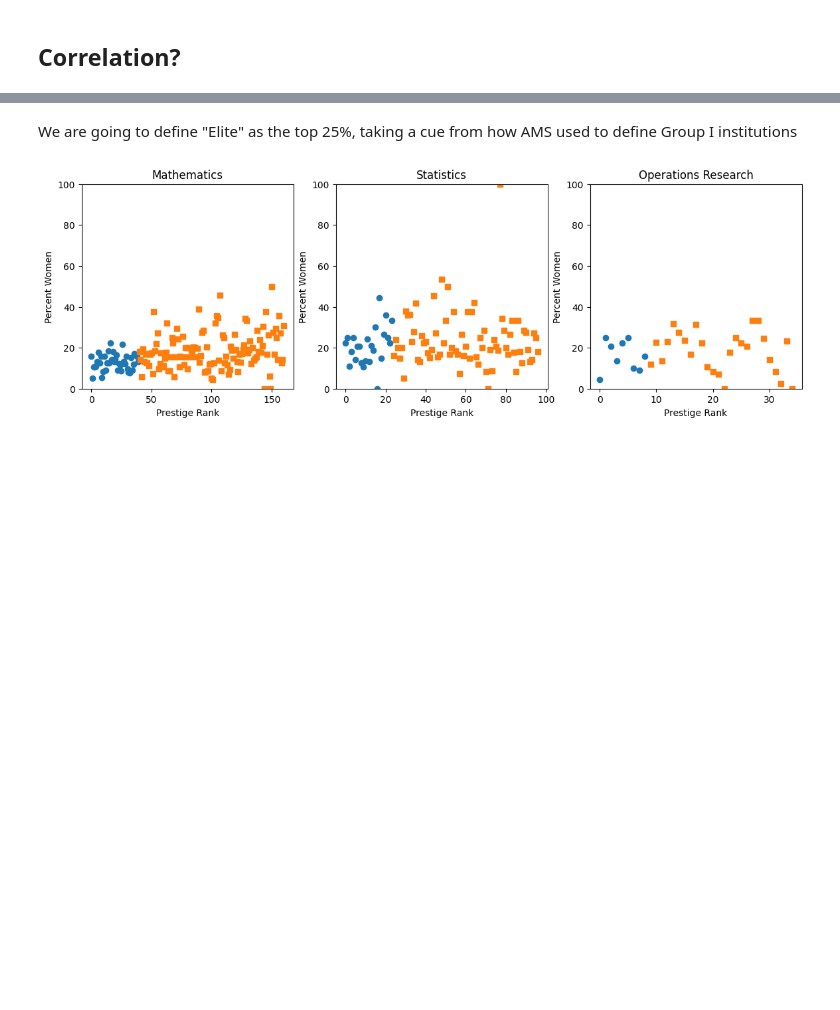
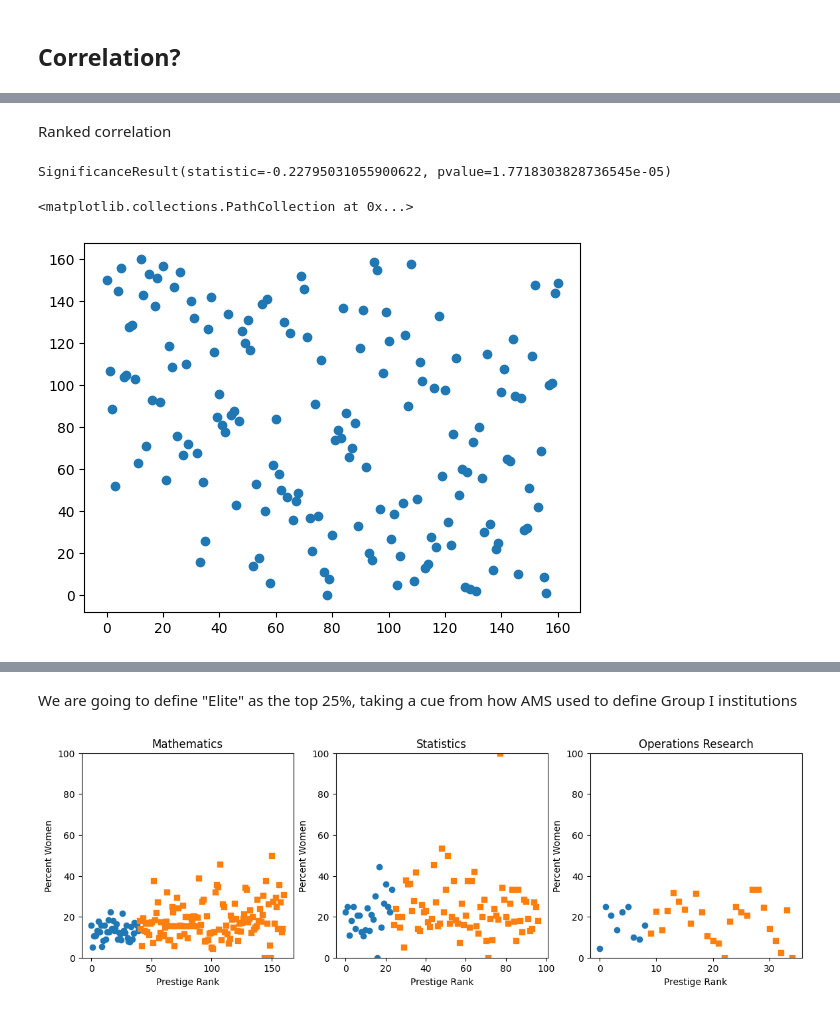
Before and after one commit to DAAAAMNSocialJustice/metamath, a Jupyter notebook: AMM/analysis.ipynb, the cells around one changed output, grey strips where cells are left out. Cells and saved outputs as stored; diff of their text form; code cells hidden in the pictures; blank space fills up the shorter version.

Commit message:
Add correlations

```diff
--- a/AMM/analysis.ipynb
+++ b/AMM/analysis.ipynb
@@ -251,3 +253,15 @@ Notes:
 [2] Standard Errors assume that the covariance matrix of the errors is correctly specified.
 [figure]
 [figure]
+# %% [markdown]
+Ranked correlation
+# %%
+import scipy.stats
+scipy.stats.kendalltau(combined_df['Mathematics']['Gender Rank'], combined_df['Mathematics']['Rescaled Rank'])
+# %% [output]
+SignificanceResult(statistic=-0.22795031055900622, pvalue=1.7718303828736545e-05)
+# %%
+plt.scatter(combined_df['Mathematics']['Gender Rank'], combined_df['Mathematics']['Rescaled Rank'])
+# %% [output]
+<matplotlib.collections.PathCollection at 0x...>
+[figure, added]
```
Also changed, not shown: parts of 16 cells of this notebook.
